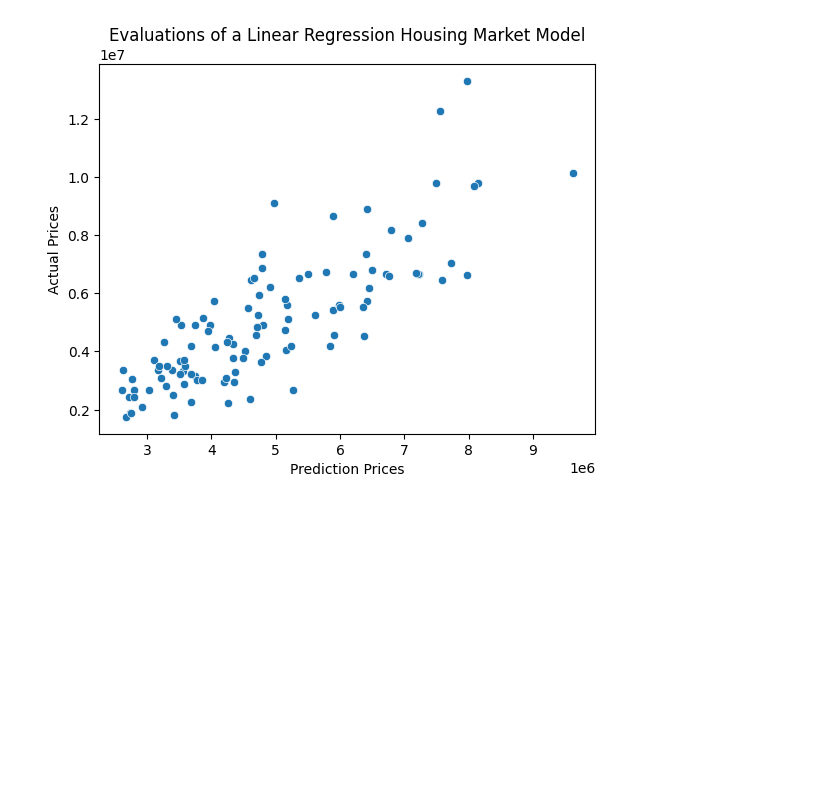
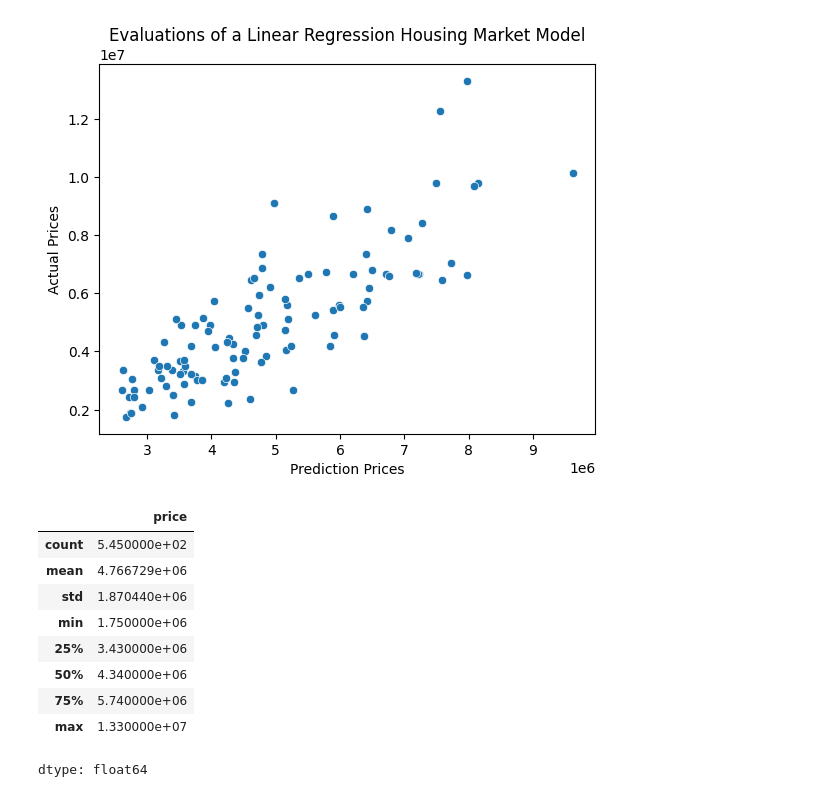
Before and after one commit to BrandonCarp/LinReg, a Jupyter notebook: LinReg.ipynb, the cells around one changed output. Saved outputs shown, nothing was run; the diff lists cells and outputs as text; code cells hidden in the pictures; blank space fills up the shorter version.

```diff
--- a/LinReg.ipynb
+++ b/LinReg.ipynb
@@ -184,3 +184,16 @@ plt.title("Evaluations of a Linear Regression Housing Market Model")
 plt.show()
 # %% [output]
 [figure]
+# %%
+df['price'].describe()
+# %% [output]
+|  | price |
+| count | 5.450000e+02 |
+| mean | 4.766729e+06 |
+| std | 1.870440e+06 |
+| min | 1.750000e+06 |
+| 25% | 3.430000e+06 |
+| 50% | 4.340000e+06 |
+| 75% | 5.740000e+06 |
+| max | 1.330000e+07 |
+dtype: float64
```
